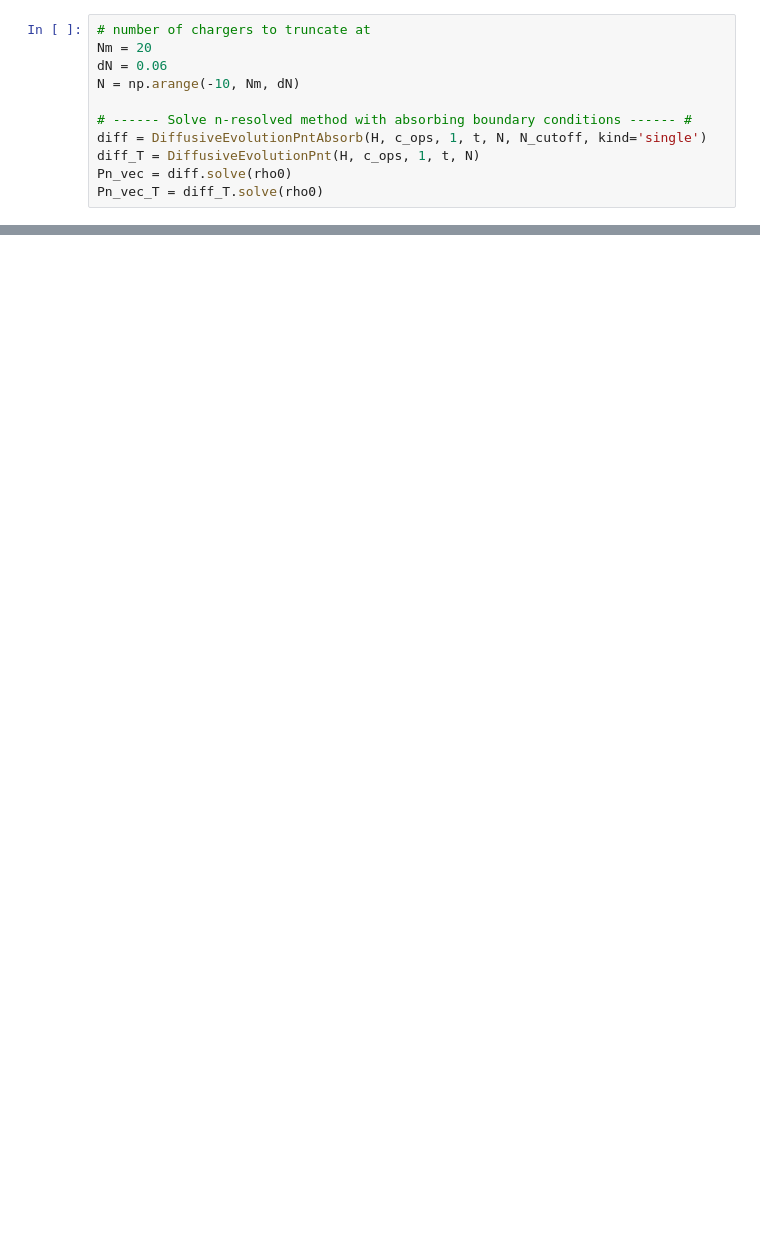
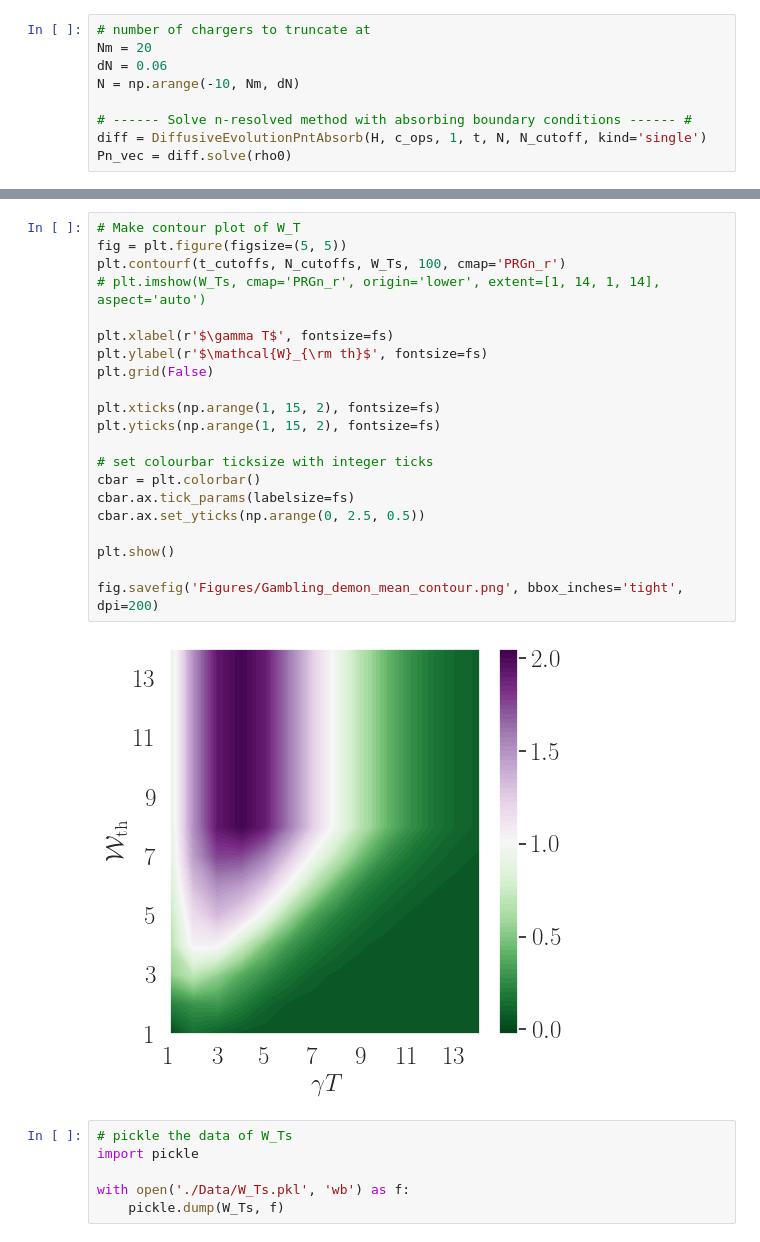
Before and after one commit to mikeal888/First_Passage_Times, a Jupyter notebook: Gambling_demon.ipynb, the cells around one changed output, grey strips where cells are left out. Drawn from its saved outputs; the diff is of its cells as text; blank space fills up the shorter version.

```diff
--- a/Gambling_demon.ipynb
+++ b/Gambling_demon.ipynb
@@ -145,8 +146,6 @@ N = np.arange(-10, Nm, dN)
 
 # ------ Solve n-resolved method with absorbing boundary conditions ------ #
 diff = DiffusiveEvolutionPntAbsorb(H, c_ops, 1, t, N, N_cutoff, kind='single')
-diff_T = DiffusiveEvolutionPnt(H, c_ops, 1, t, N)
 Pn_vec = diff.solve(rho0)
-Pn_vec_T = diff_T.solve(rho0)
 # %% [output]
 Converting initial state to vector form
@@ -282,0 +337,29 @@ plt.show()
+# %%
+# Make contour plot of W_T
+fig = plt.figure(figsize=(5, 5))
+plt.contourf(t_cutoffs, N_cutoffs, W_Ts, 100, cmap='PRGn_r')
+# plt.imshow(W_Ts, cmap='PRGn_r', origin='lower', extent=[1, 14, 1, 14], aspect='auto')
+
+plt.xlabel(r'$\gamma T$', fontsize=fs)
+plt.ylabel(r'$\mathcal{W}_{\rm th}$', fontsize=fs)
+plt.grid(False)
+
+plt.xticks(np.arange(1, 15, 2), fontsize=fs)
+plt.yticks(np.arange(1, 15, 2), fontsize=fs)
+
+# set colourbar ticksize with integer ticks
+cbar = plt.colorbar()
+cbar.ax.tick_params(labelsize=fs)
+cbar.ax.set_yticks(np.arange(0, 2.5, 0.5))
+
+plt.show()
+
+fig.savefig('Figures/Gambling_demon_mean_contour.png', bbox_inches='tight', dpi=200)
+# %% [output]
+[figure, added]
+# %%
+# pickle the data of W_Ts
+import pickle
+
+with open('./Data/W_Ts.pkl', 'wb') as f:
+    pickle.dump(W_Ts, f)
```
Also changed, not shown: parts of 15 cells of this notebook, 4 other files.
